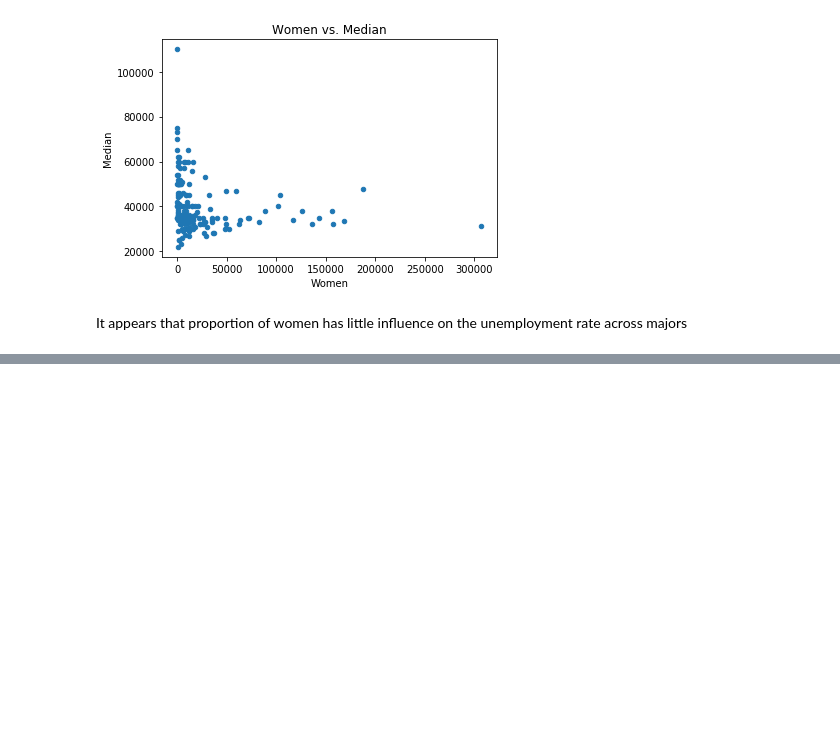
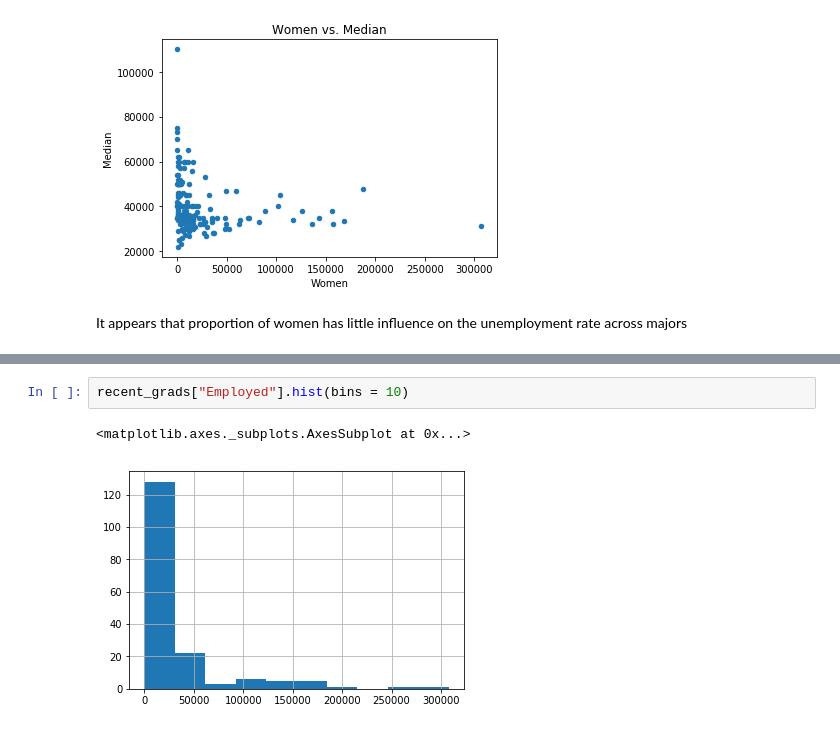
Before and after one commit to ipshitaRB/Visualize-Earnings-Based-On-College-Majors, a Jupyter notebook: Visualize_earnings_based_on_college_majors.ipynb, the cells around one changed output, grey strips where cells are left out. Cells and saved outputs as stored; diff of their text form; blank space fills up the shorter version.

```diff
--- a/Visualize_earnings_based_on_college_majors.ipynb
+++ b/Visualize_earnings_based_on_college_majors.ipynb
@@ -175,0 +194,5 @@ It appears that proportion of women has little influence on the unemployment rat
+# %%
+recent_grads["Employed"].hist(bins = 10)
+# %% [output]
+<matplotlib.axes._subplots.AxesSubplot at 0x...>
+[figure, added]
```
Also changed, not shown: parts of 10 cells of this notebook.
